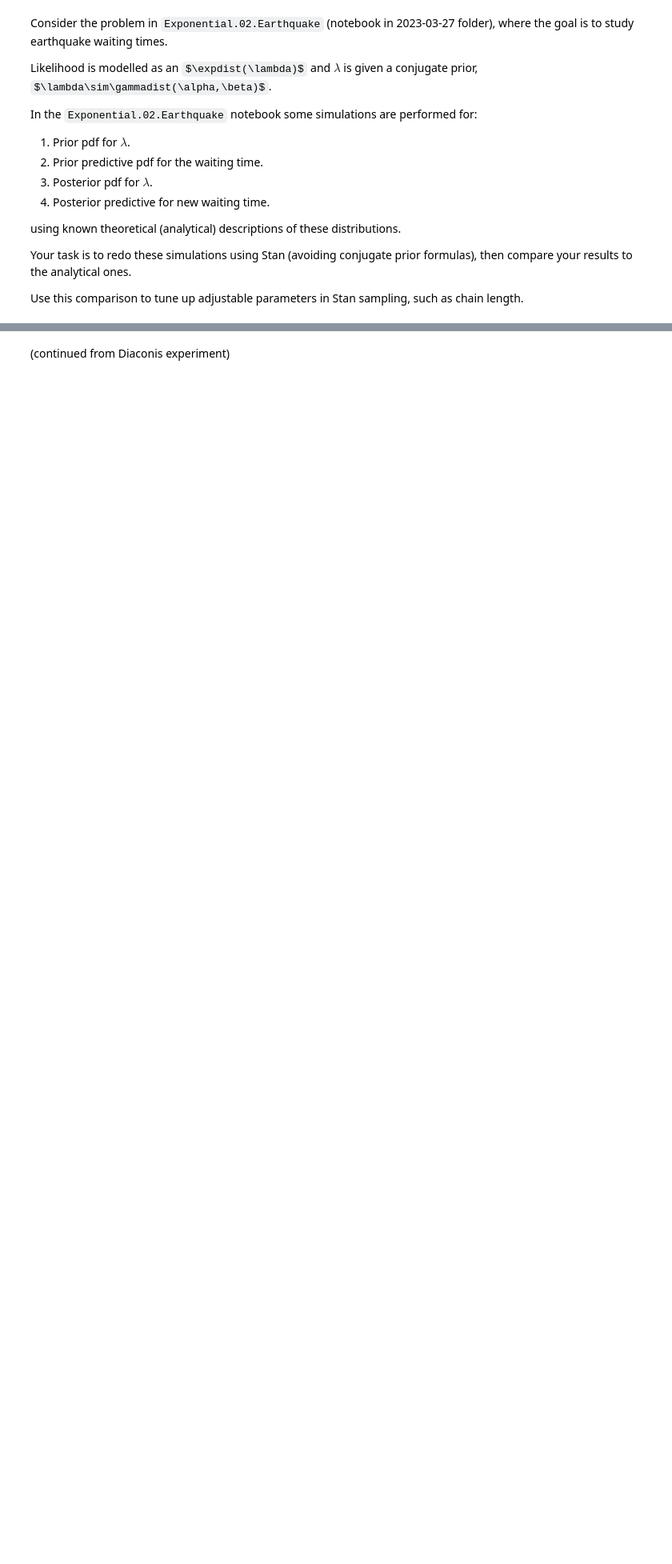
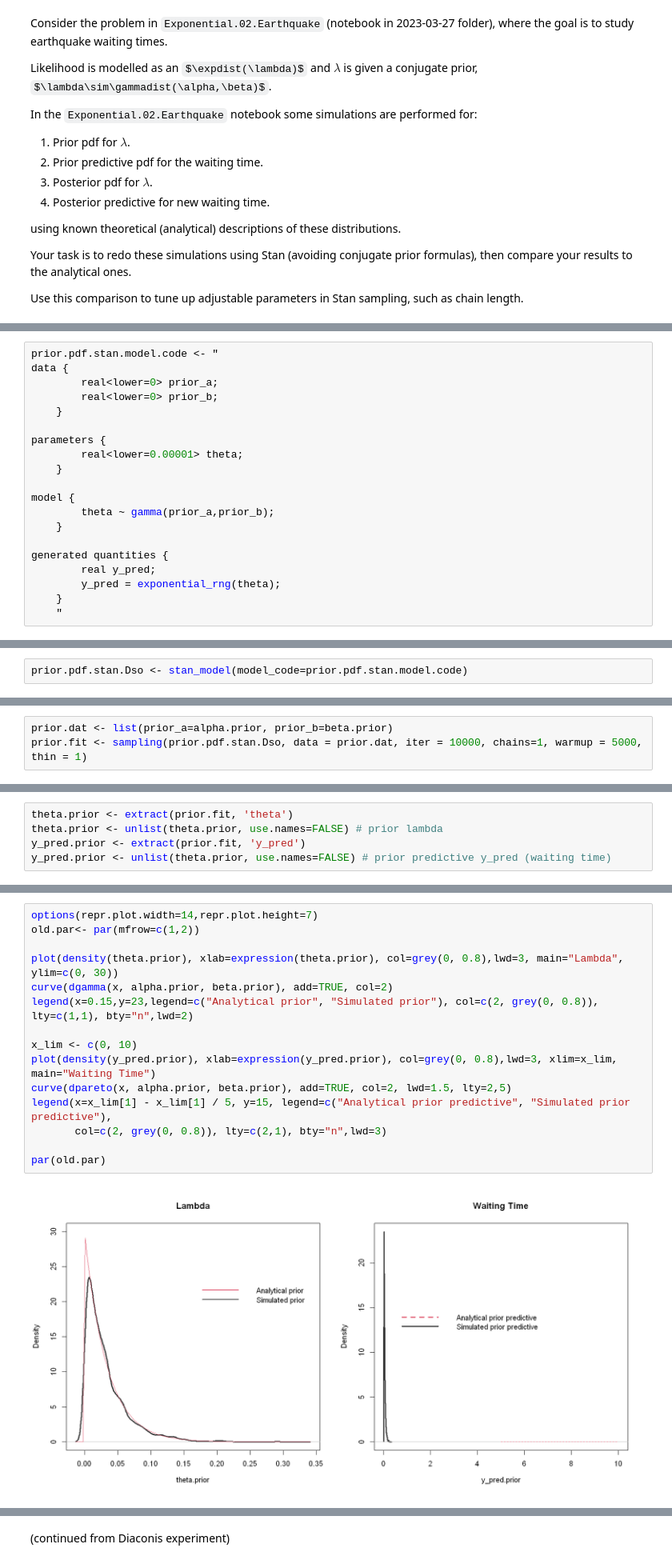
Before and after one commit to gcastro-98/bayesian-1st-assignment, a Jupyter notebook: LeonardoBocchi_GerardCastro_1st_assignment.ipynb, the cells around one changed output, grey strips where cells are left out. Shown: that part at 80% size. Drawn from its saved outputs; the diff is of its cells as text; some formulas as TeX source; blank space fills up the shorter version.

```diff
--- a/LeonardoBocchi_GerardCastro_1st_assignment.ipynb
+++ b/LeonardoBocchi_GerardCastro_1st_assignment.ipynb
@@ -104,0 +152,20 @@ Use this comparison to tune up adjustable parameters in Stan sampling, such as c
+# %%
+prior.pdf.stan.model.code <- "
+data {
+        real<lower=0> prior_a;
+        real<lower=0> prior_b;
+    }
+
+parameters {
+        real<lower=0.00001> theta;
+    }
+
+model {
+        theta ~ gamma(prior_a,prior_b);
+    }
+
+generated quantities {
+        real y_pred;
+        y_pred = exponential_rng(theta);
+    }
+    "
@@ -104,0 +174,2 @@ Use this comparison to tune up adjustable parameters in Stan sampling, such as c
+# %%
+prior.pdf.stan.Dso <- stan_model(model_code=prior.pdf.stan.model.code)
@@ -104,0 +178,3 @@ Use this comparison to tune up adjustable parameters in Stan sampling, such as c
+# %%
+prior.dat <- list(prior_a=alpha.prior, prior_b=beta.prior)
+prior.fit <- sampling(prior.pdf.stan.Dso, data = prior.dat, iter = 10000, chains=1, warmup = 5000, thin = 1)
@@ -104,0 +201,5 @@ Use this comparison to tune up adjustable parameters in Stan sampling, such as c
+# %%
+theta.prior <- extract(prior.fit, 'theta')
+theta.prior <- unlist(theta.prior, use.names=FALSE) # prior lambda
+y_pred.prior <- extract(prior.fit, 'y_pred')
+y_pred.prior <- unlist(theta.prior, use.names=FALSE) # prior predictive y_pred (waiting time)
@@ -104,0 +210,17 @@ Use this comparison to tune up adjustable parameters in Stan sampling, such as c
+# %%
+options(repr.plot.width=14,repr.plot.height=7)
+old.par<- par(mfrow=c(1,2))
+
+plot(density(theta.prior), xlab=expression(theta.prior), col=grey(0, 0.8),lwd=3, main="Lambda", ylim=c(0, 30))
+curve(dgamma(x, alpha.prior, beta.prior), add=TRUE, col=2)
+legend(x=0.15,y=23,legend=c("Analytical prior", "Simulated prior"), col=c(2, grey(0, 0.8)), lty=c(1,1), bty="n",lwd=2)
+
+x_lim <- c(0, 10)
+plot(density(y_pred.prior), xlab=expression(y_pred.prior), col=grey(0, 0.8),lwd=3, xlim=x_lim, main="Waiting Time")
+curve(dpareto(x, alpha.prior, beta.prior), add=TRUE, col=2, lwd=1.5, lty=2,5)
+legend(x=x_lim[1] - x_lim[1] / 5, y=15, legend=c("Analytical prior predictive", "Simulated prior predictive"),
+       col=c(2, grey(0, 0.8)), lty=c(2,1), bty="n",lwd=3)
+
+par(old.par)
+# %% [output]
+[figure, added]
```
Also changed, not shown: parts of 50 cells of this notebook.
